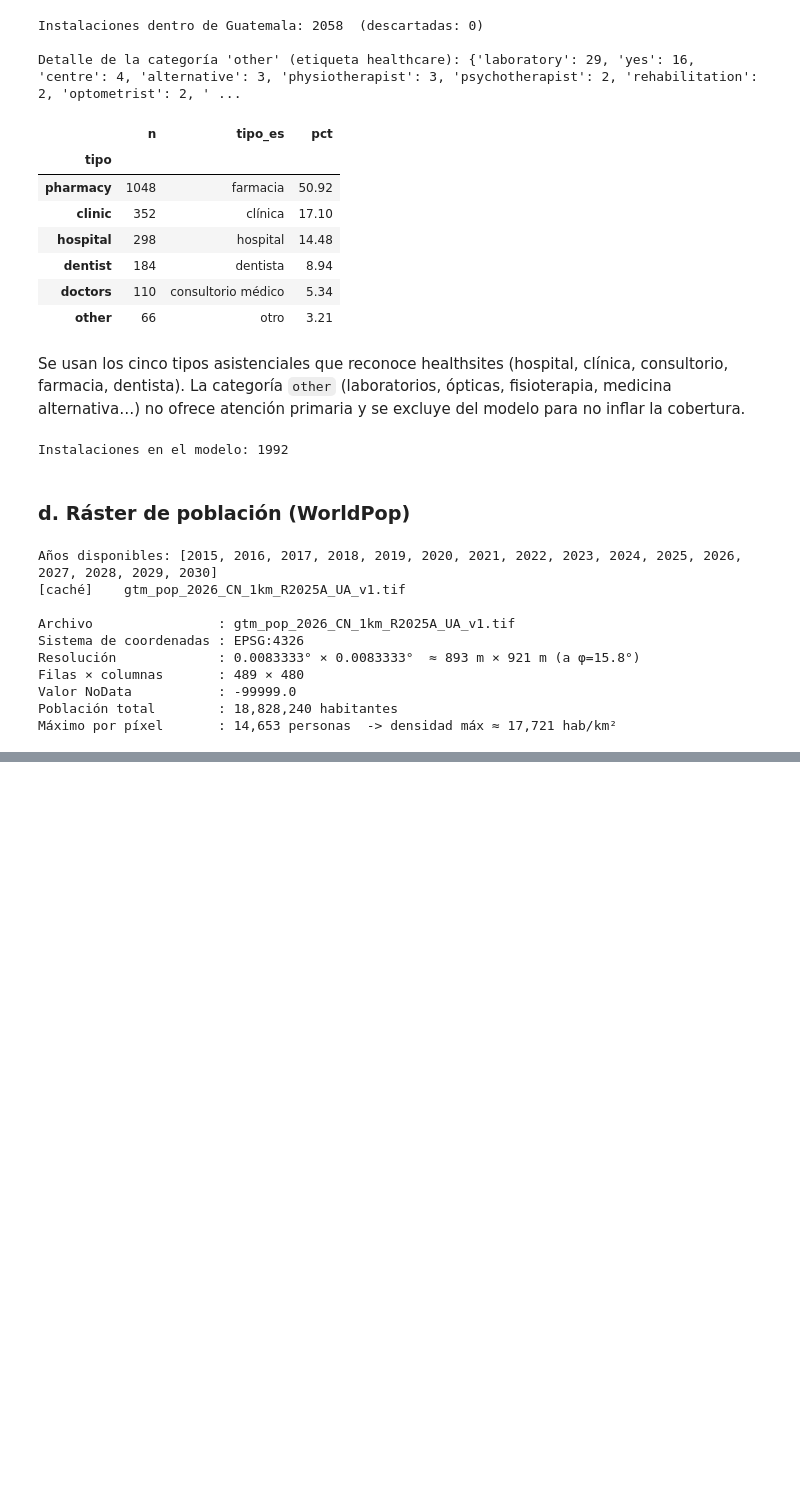
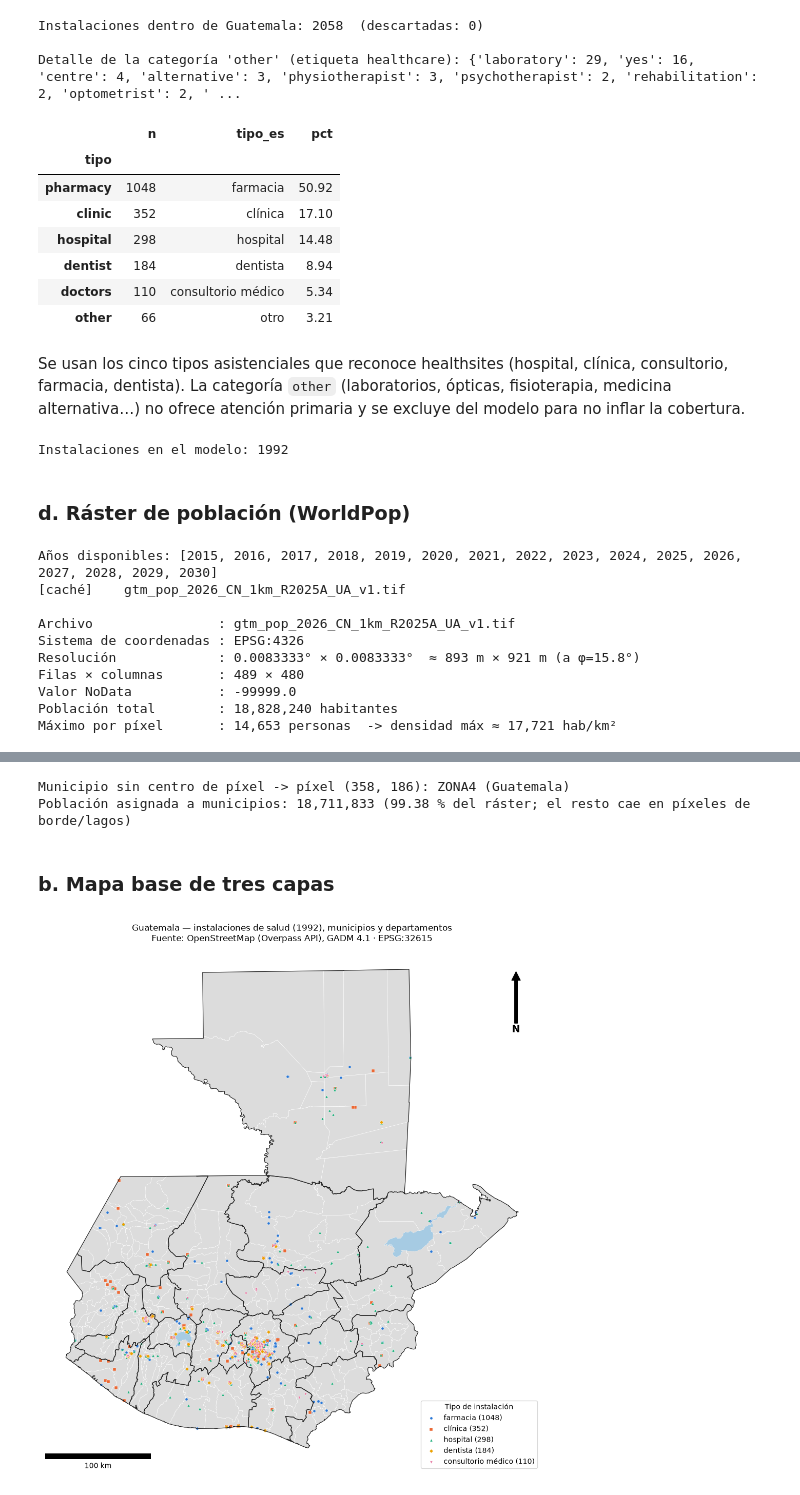
Before and after one commit to Branuvg/lab5_modsim, a Jupyter notebook: lab5.ipynb, the cells around one changed output, grey strips where cells are left out. Saved outputs shown, nothing was run; the diff lists cells and outputs as text; code cells hidden in the pictures; blank space fills up the shorter version.

Commit message:
Task 1.2: reproyeccion, mapa base y estadisticas por departamento

```diff
--- a/lab5.ipynb
+++ b/lab5.ipynb
@@ -336,0 +366,23 @@ Máximo por píxel       : 14,653 personas  -> densidad máx ≈ 17,721 hab/km²
+# %%
+gadm1_p = gadm1.to_crs(CRS_PROJ)
+gadm2_p = gadm2.to_crs(CRS_PROJ)
+water_p = water_gadm.to_crs(CRS_PROJ)
+fac_p = fac.to_crs(CRS_PROJ)
+country_p = shapely.union_all(gadm1_p.geometry.values)
+
+# --- Reproyección del ráster a UTM 15N con remuestreo 'sum' (conserva el total de personas) ---
+pop_src = pop_geo.filled(0).astype("float32")
+dst_transform, W, H = calculate_default_transform(wp_crs, CRS_PROJ, wp_meta["width"], wp_meta["height"],
+                                                  *wp_bounds, resolution=1000)
+pop_utm = np.zeros((H, W), dtype="float32")
+reproject(pop_src, pop_utm, src_transform=wp_transform, src_crs=wp_crs, src_nodata=None,
+          dst_transform=dst_transform, dst_crs=CRS_PROJ, dst_nodata=None, resampling=Resampling.sum)
+pop_utm[pop_utm < 0] = 0
+utm_profile = dict(driver="GTiff", height=H, width=W, count=1, dtype="float32",
+                   crs=CRS_PROJ, transform=dst_transform, nodata=0)
+
+print(f"Ráster UTM: {H} × {W} píxeles de 1000 m")
+print(f"Población original (WGS84) : {pop_src.sum():,.0f}")
+print(f"Población reproyectada     : {pop_utm.sum():,.0f}   (diferencia {100 * (pop_utm.sum() / pop_src.sum() - 1):+.2f} %)")
+for name, g in [("gadm1", gadm1_p), ("gadm2", gadm2_p), ("instalaciones", fac_p)]:
+    print(f"{name:<14} -> {g.crs}")
@@ -336,0 +405,54 @@ Máximo por píxel       : 14,653 personas  -> densidad máx ≈ 17,721 hab/km²
+# %%
+zone2 = rasterize(((g, i) for i, g in enumerate(gadm2_p.geometry)), out_shape=(H, W),
+                  transform=dst_transform, fill=-1, dtype="int32")
+zone1 = rasterize(((g, i) for i, g in enumerate(gadm1_p.geometry)), out_shape=(H, W),
+                  transform=dst_transform, fill=-1, dtype="int32")
+# Municipios más pequeños que un píxel (p. ej. ZONA4, 0.9 km²) no contienen ningún centro de píxel:
+# se les asigna el píxel que contiene su punto representativo para que no queden con población 0.
+for i in sorted(set(range(len(gadm2_p))) - set(np.unique(zone2))):
+    pt = gadm2_p.geometry.iloc[i].representative_point()
+    r_, c_ = rasterio.transform.rowcol(dst_transform, pt.x, pt.y)
+    print(f"Municipio sin centro de píxel -> píxel ({r_}, {c_}): {gadm2_p['mun'].iloc[i]}")
+    zone2[r_, c_] = i
+cols, rows_ = np.meshgrid(np.arange(W), np.arange(H))
+X = dst_transform.c + (cols + 0.5) * dst_transform.a
+Y = dst_transform.f + (rows_ + 0.5) * dst_transform.e
+
+inside = zone2 >= 0                                    # píxeles dentro de algún municipio
+px_x, px_y = X[inside], Y[inside]
+px_pop, px_z2, px_z1 = pop_utm[inside].astype(float), zone2[inside], zone1[inside]
+P_TOTAL = px_pop.sum()
+
+fac_xy = np.column_stack([fac_p.geometry.x, fac_p.geometry.y])
+fac_tree = cKDTree(fac_xy)
+d_pix, nn_pix = fac_tree.query(np.column_stack([px_x, px_y]))   # metros
+
+print(f"Población asignada a municipios: {P_TOTAL:,.0f} ({100 * P_TOTAL / pop_utm.sum():.2f} % del ráster;"
+      " el resto cae en píxeles de borde/lagos)")
+# %% [output]
+Municipio sin centro de píxel -> píxel (358, 186): ZONA4 (Guatemala)
+Población asignada a municipios: 18,711,833 (99.38 % del ráster; el resto cae en píxeles de borde/lagos)
+# %% [markdown]
+### b. Mapa base de tres capas
+# %%
+type_style = {  # color (orden categórico fijo) + forma de marcador (codificación secundaria)
+    "pharmacy": (CAT[0], "o"), "clinic": (CAT[1], "s"), "hospital": (CAT[2], "^"),
+    "dentist": (CAT[3], "D"), "doctors": (CAT[4], "v")}
+
+fig, ax = plt.subplots(figsize=(11, 11))
+gadm2_p.plot(ax=ax, color="#dcdcdc", edgecolor="white", linewidth=0.4)
+water_p.plot(ax=ax, color="#a6cbe3", edgecolor="none")
+for t, (col, mk) in type_style.items():
+    sub = fac_p[fac_p.tipo == t]
+    sub.plot(ax=ax, color=col, marker=mk, markersize=14, edgecolor="white", linewidth=0.3,
+             label=f"{TYPE_ES[t]} ({len(sub)})", zorder=3)
+gadm1_p.boundary.plot(ax=ax, color="#222222", linewidth=0.9, zorder=4)
+ax.legend(title="Tipo de instalación", loc="lower right", frameon=True)
+add_north_and_scale(ax)
+ax.set_title(f"Guatemala — instalaciones de salud ({len(fac_p)}), municipios y departamentos\n"
+             f"Fuente: {fac_df['source'].iloc[0]}, GADM 4.1 · {CRS_PROJ}", fontsize=12)
+ax.set_axis_off()
+plt.tight_layout()
+plt.show()
+# %% [output]
+[figure, added]
```
Also changed, not shown: parts of 9 cells of this notebook.
